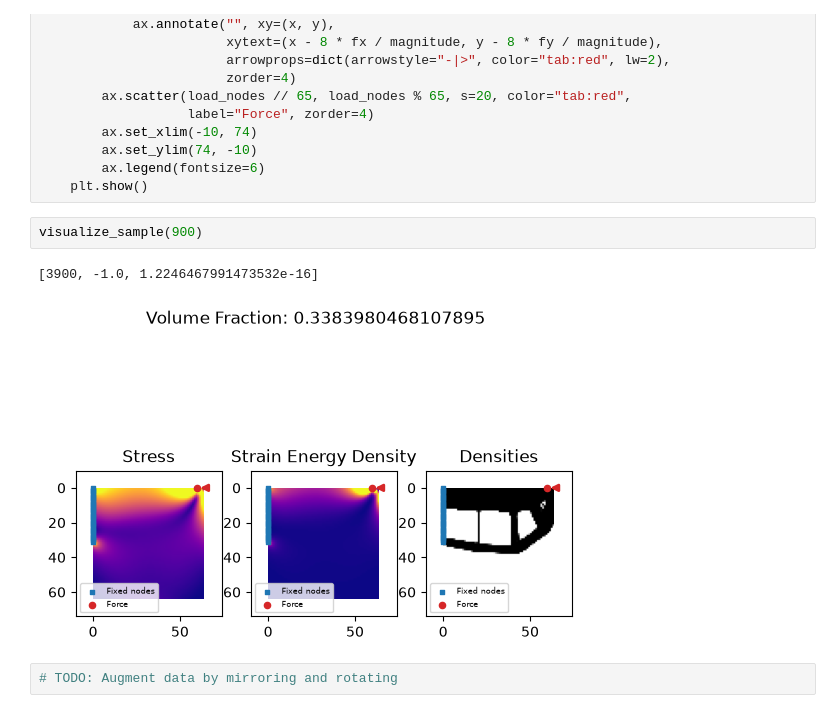
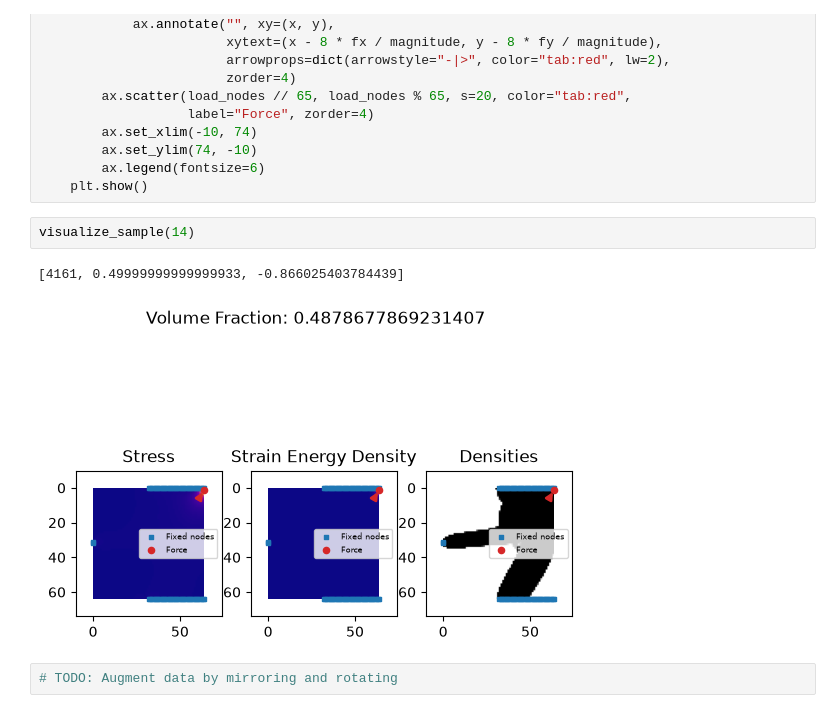
Before and after one commit to lucasvoncorvin/12435611_topology-optimization, a Jupyter notebook: data/process_data.ipynb, the cells around one changed output. Saved outputs shown, nothing was run; the diff lists cells and outputs as text.

```diff
--- a/data/process_data.ipynb
+++ b/data/process_data.ipynb
@@ -91,10 +91,10 @@ def visualize_sample(index):
         ax.legend(fontsize=6)
     plt.show()
 # %%
-visualize_sample(900)
+visualize_sample(14)
 # %% [output]
-[3900, -1.0, 1.2246467991473532e-16]
+[4161, 0.49999999999999933, -0.866025403784439]
-[figure, old version]
+[figure, new version]
 # %%
 # TODO: Augment data by mirroring and rotating
 # %%
```
Also changed, not shown: parts of 1 cell of this notebook, 14 other files.
